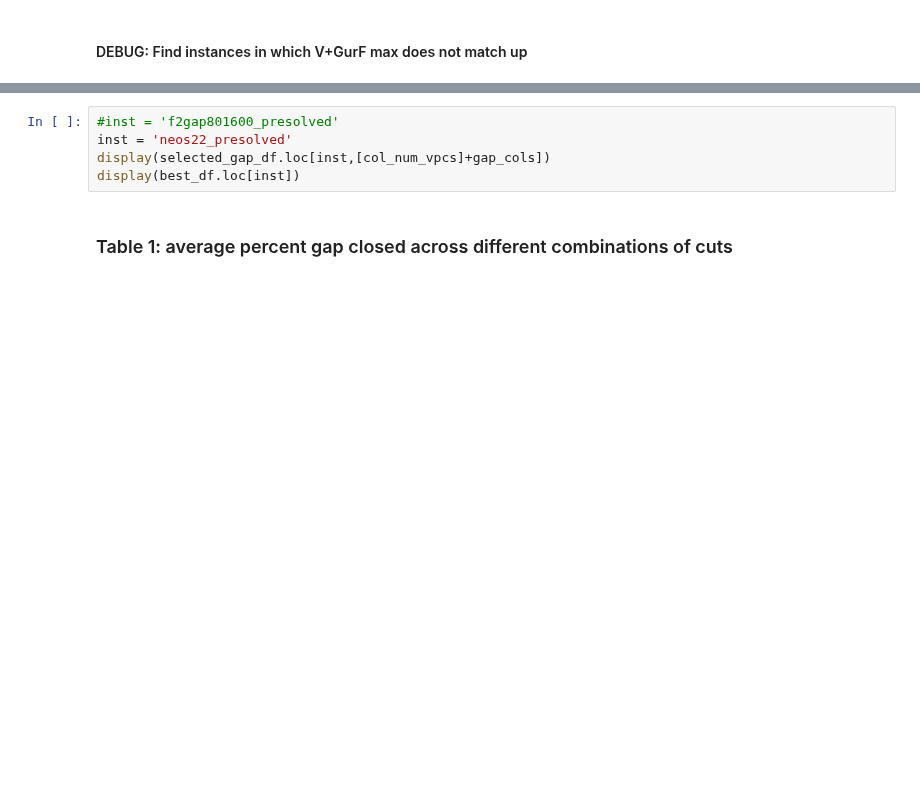
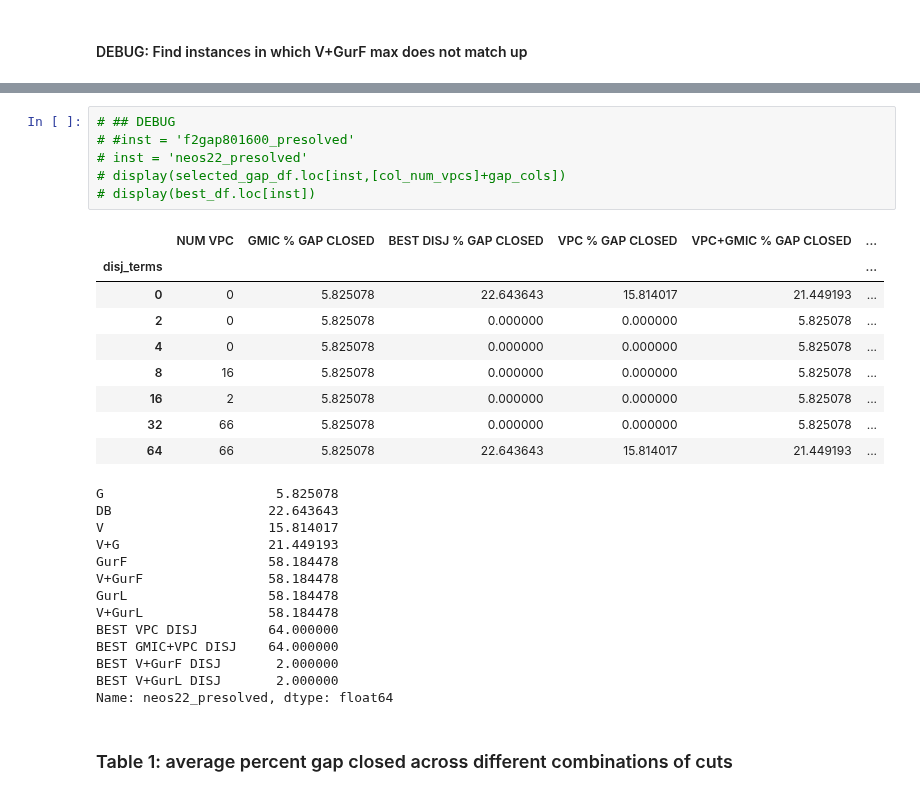
Before and after one commit to akazachk/vpc, a Jupyter notebook: plots/plots.ipynb, the cells around one changed output, grey strips where cells are left out. Cells and saved outputs as stored; diff of their text form; blank space fills up the shorter version.

```diff
--- a/plots/plots.ipynb
+++ b/plots/plots.ipynb
@@ -721,8 +780,32 @@ display(max_vals)
 # %%
-#inst = 'f2gap801600_presolved'
-inst = 'neos22_presolved'
-display(selected_gap_df.loc[inst,[col_num_vpcs]+gap_cols])
-display(best_df.loc[inst])
+# ## DEBUG
+# #inst = 'f2gap801600_presolved'
+# inst = 'neos22_presolved'
+# display(selected_gap_df.loc[inst,[col_num_vpcs]+gap_cols])
+# display(best_df.loc[inst])
+# %% [output]
+|  | NUM VPC | GMIC % GAP CLOSED | BEST DISJ % GAP CLOSED | VPC % GAP CLOSED | VPC+GMIC % GAP CLOSED | ... |
+| disj_terms |  |  |  |  |  | ... |
+| 0 | 0 | 5.825078 | 22.643643 | 15.814017 | 21.449193 | ... |
+| 2 | 0 | 5.825078 | 0.000000 | 0.000000 | 5.825078 | ... |
+| 4 | 0 | 5.825078 | 0.000000 | 0.000000 | 5.825078 | ... |
+| 8 | 16 | 5.825078 | 0.000000 | 0.000000 | 5.825078 | ... |
+| 16 | 2 | 5.825078 | 0.000000 | 0.000000 | 5.825078 | ... |
+| 32 | 66 | 5.825078 | 0.000000 | 0.000000 | 5.825078 | ... |
+| 64 | 66 | 5.825078 | 22.643643 | 15.814017 | 21.449193 | ... |
+G                      5.825078
+DB                    22.643643
+V                     15.814017
+V+G                   21.449193
+GurF                  58.184478
+V+GurF                58.184478
+GurL                  58.184478
+V+GurL                58.184478
+BEST VPC DISJ         64.000000
+BEST GMIC+VPC DISJ    64.000000
+BEST V+GurF DISJ       2.000000
+BEST V+GurL DISJ       2.000000
+Name: neos22_presolved, dtype: float64
 # %% [markdown]
 ### Table 1: average percent gap closed across different combinations of cuts
 # %%
```
Also changed, not shown: parts of 6 cells of this notebook.
